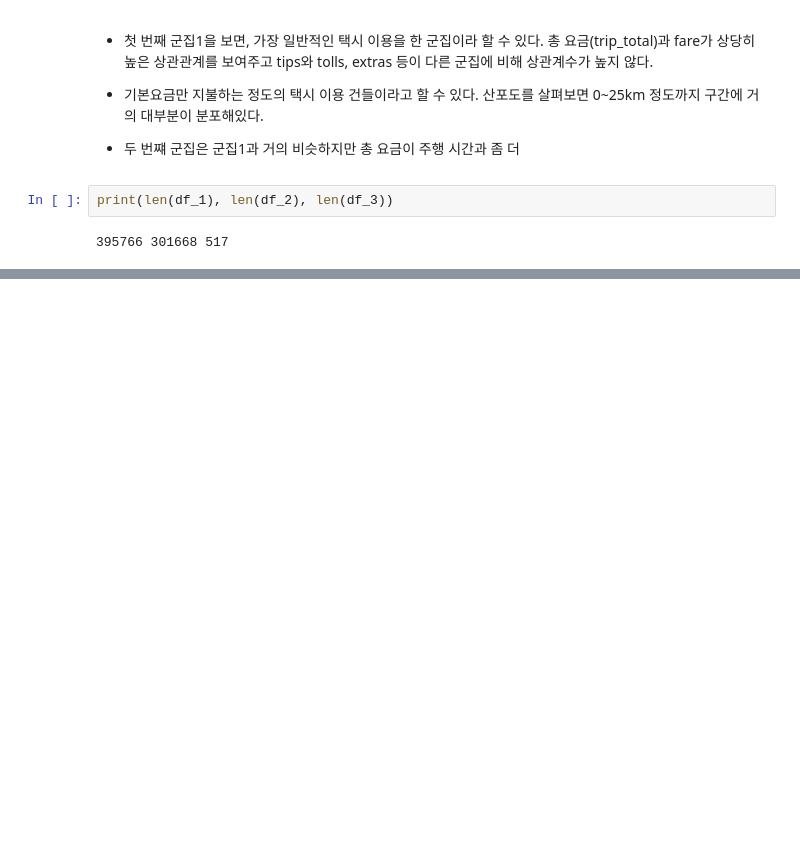
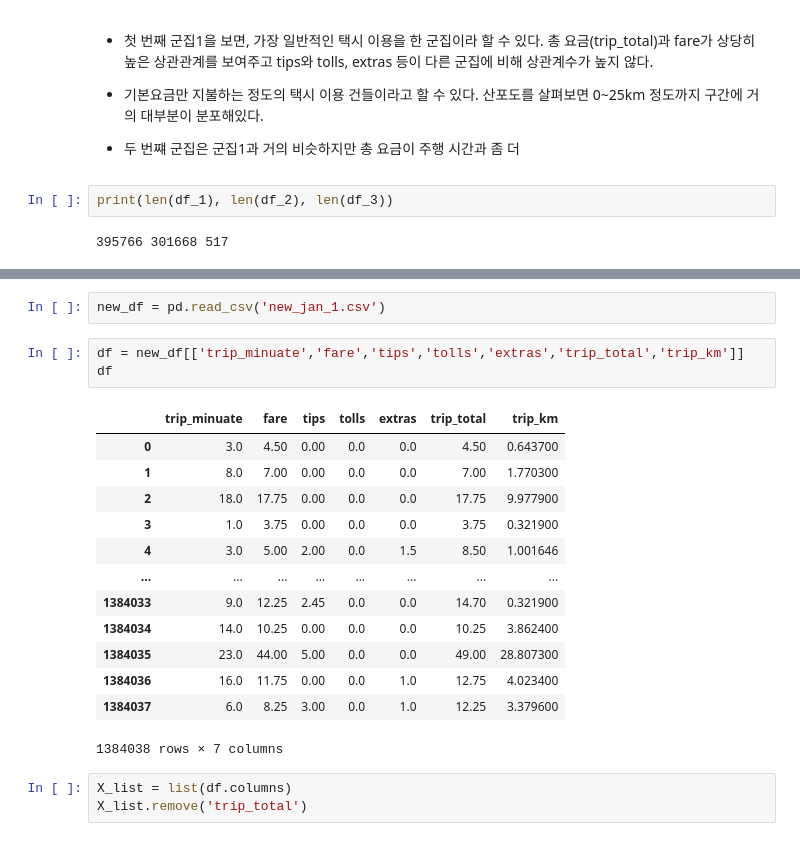
Before and after one commit to Hinterhalter/Kaggle, a Jupyter notebook: Cluster_Analysis.ipynb, the cells around one changed output, grey strips where cells are left out. Drawn from its saved outputs; the diff is of its cells as text; blank space fills up the shorter version.

```diff
--- a/Cluster_Analysis.ipynb
+++ b/Cluster_Analysis.ipynb
@@ -285,0 +290,22 @@ print(len(df_1), len(df_2), len(df_3))
+# %%
+new_df = pd.read_csv('new_jan_1.csv')
+# %%
+df = new_df[['trip_minuate','fare','tips','tolls','extras','trip_total','trip_km']]
+df
+# %% [output]
+|  | trip_minuate | fare | tips | tolls | extras | trip_total | trip_km |
+| 0 | 3.0 | 4.50 | 0.00 | 0.0 | 0.0 | 4.50 | 0.643700 |
+| 1 | 8.0 | 7.00 | 0.00 | 0.0 | 0.0 | 7.00 | 1.770300 |
+| 2 | 18.0 | 17.75 | 0.00 | 0.0 | 0.0 | 17.75 | 9.977900 |
+| 3 | 1.0 | 3.75 | 0.00 | 0.0 | 0.0 | 3.75 | 0.321900 |
+| 4 | 3.0 | 5.00 | 2.00 | 0.0 | 1.5 | 8.50 | 1.001646 |
+| ... | ... | ... | ... | ... | ... | ... | ... |
+| 1384033 | 9.0 | 12.25 | 2.45 | 0.0 | 0.0 | 14.70 | 0.321900 |
+| 1384034 | 14.0 | 10.25 | 0.00 | 0.0 | 0.0 | 10.25 | 3.862400 |
+| 1384035 | 23.0 | 44.00 | 5.00 | 0.0 | 0.0 | 49.00 | 28.807300 |
+| 1384036 | 16.0 | 11.75 | 0.00 | 0.0 | 1.0 | 12.75 | 4.023400 |
+| 1384037 | 6.0 | 8.25 | 3.00 | 0.0 | 1.0 | 12.25 | 3.379600 |
+1384038 rows × 7 columns
+# %%
+X_list = list(df.columns)
+X_list.remove('trip_total')
```
Also changed, not shown: parts of 16 cells of this notebook, 1 other file.
